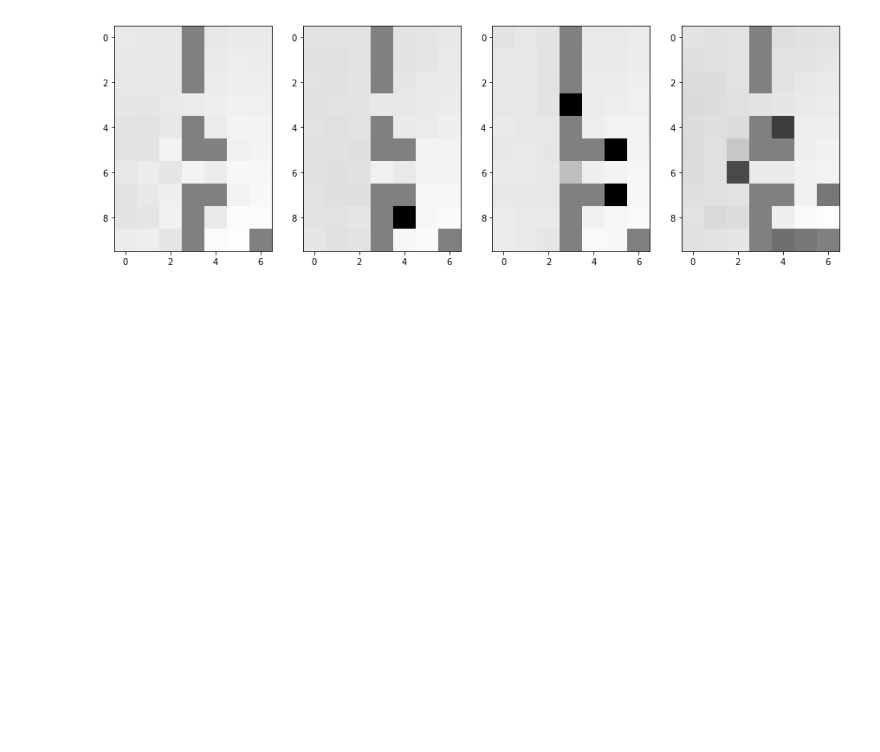
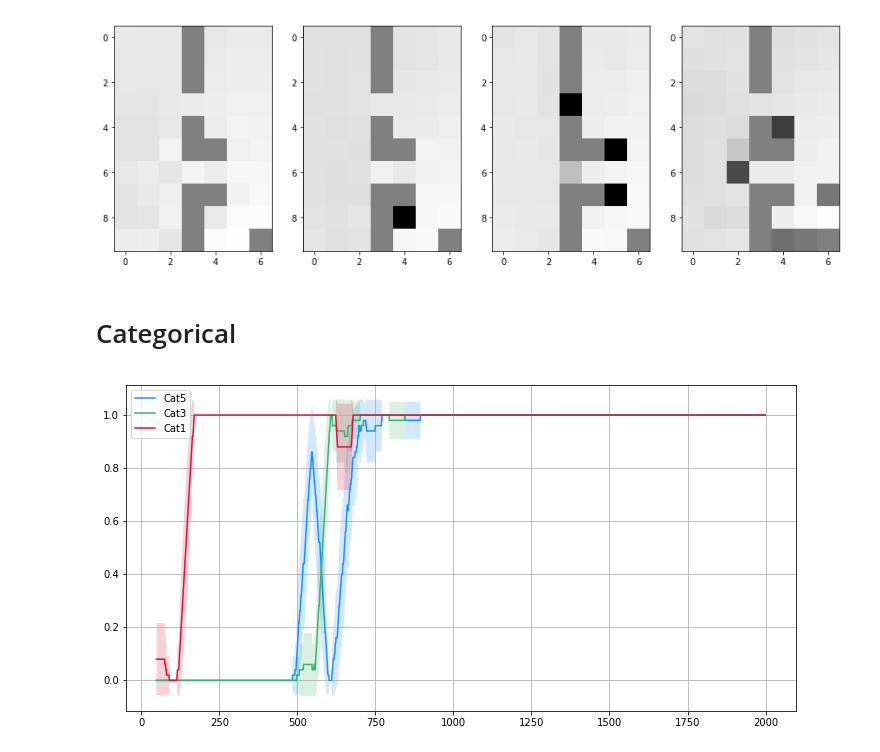
Before and after one commit to AlexGrinch/tensor_train_control, a Jupyter notebook: distributional/evil_wgw_plots.ipynb, the cells around one changed output. Cells and saved outputs as stored; diff of their text form; code cells hidden in the pictures; blank space fills up the shorter version.

```diff
--- a/distributional/evil_wgw_plots.ipynb
+++ b/distributional/evil_wgw_plots.ipynb
@@ -76,3 +124,18 @@ plot_q_values(env, q_quant)
 plot_q_values(env, q_cat)
 # %% [output]
 [figure]
+# %% [markdown]
+# Categorical
+# %%
+path = "results/categorical/exp0_2/model/learning_curve.npz"
+test = np.load(path)["test"]
+cat05, cat03, cat01 = test[0, :], test[1, :], test[2, :]
+plot_two_lines(
+    np.arange(len(cat05)),
+    ys=[cat05, cat03, cat01],
+    labels=["Cat5", "Cat3", "Cat1"],
+    colors=["dodgerblue", "mediumseagreen", "crimson"],
+    tau=50
+)
+# %% [output]
+[figure, added]
```
Also changed, not shown: parts of 18 cells of this notebook, 2 other files.
